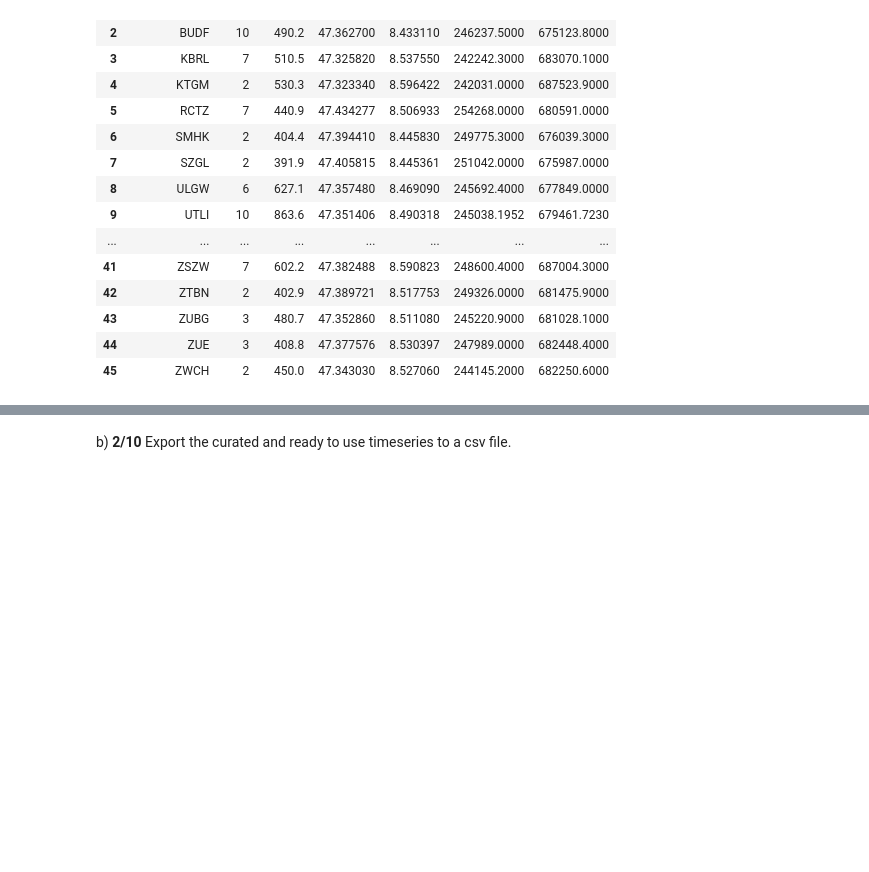
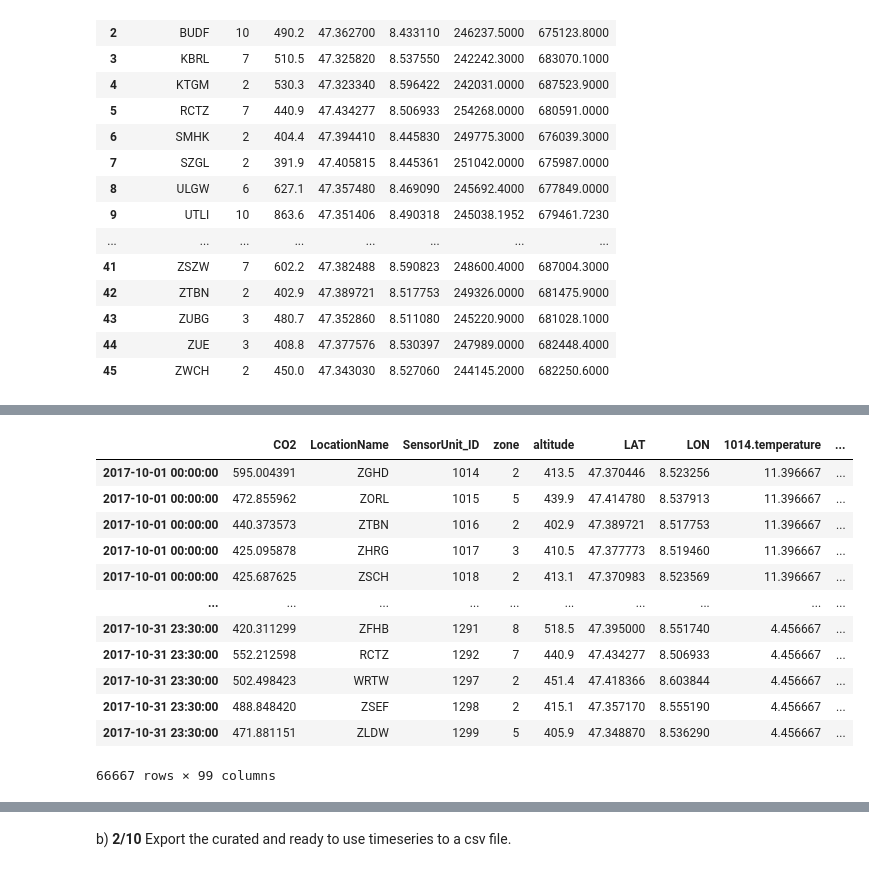
Before and after one commit to FurkanKarakas/dslab-homework-2, a Jupyter notebook: notebooks/DSLab_homework-2.ipynb, the cells around one changed output, grey strips where cells are left out. Saved outputs shown, nothing was run; the diff lists cells and outputs as text; code cells hidden in the pictures; blank space fills up the shorter version.

```diff
--- a/notebooks/DSLab_homework-2.ipynb
+++ b/notebooks/DSLab_homework-2.ipynb
@@ -123,0 +108,13 @@ temp_humid
+# %%
+LocationNames = CO2_sensor['LocationName'].unique()
+SensorIDs     = CO2_sensor['SensorUnit_ID'].unique()
+myDF = []
+for i,sensor_id in enumerate(CO2_sensor['SensorUnit_ID'].unique()):
+    temp = CO2_sensor.loc[CO2_sensor['SensorUnit_ID'] == sensor_id]['CO2'].to_frame()
+    temp = temp.resample('30T').mean().interpolate()
+    temp['LocationName'] = LocationNames[i]
+    temp['SensorUnit_ID'] = SensorIDs[i]
+    # display(temp)
+    myDF.append(temp)
+myDF = pd.concat(myDF)
+myDF
@@ -142,3 +154,6 @@ sensors_metadata
 | 43 | ZUBG | 3 | 480.7 | 47.352860 | 8.511080 | 245220.9000 | 681028.1000 |
 | 44 | ZUE | 3 | 408.8 | 47.377576 | 8.530397 | 247989.0000 | 682448.4000 |
 | 45 | ZWCH | 2 | 450.0 | 47.343030 | 8.527060 | 244145.2000 | 682250.6000 |
+# %%
+myDF2 = pd.merge(left=myDF, right=sensors_metadata[['LocationName','zone','altitude','LAT','LON']], on='LocationName').set_index(myDF.index)
+myDF2
@@ -144,0 +211,17 @@ sensors_metadata
+# %%
+myDF3 = pd.merge(left=myDF2, right=df_temphumid, left_index=True, right_index=True)
+myDF3
+# %% [output]
+|  | CO2 | LocationName | SensorUnit_ID | zone | altitude | LAT | LON | 1014.temperature | ... |
+| 2017-10-01 00:00:00 | 595.004391 | ZGHD | 1014 | 2 | 413.5 | 47.370446 | 8.523256 | 11.396667 | ... |
+| 2017-10-01 00:00:00 | 472.855962 | ZORL | 1015 | 5 | 439.9 | 47.414780 | 8.537913 | 11.396667 | ... |
+| 2017-10-01 00:00:00 | 440.373573 | ZTBN | 1016 | 2 | 402.9 | 47.389721 | 8.517753 | 11.396667 | ... |
+| 2017-10-01 00:00:00 | 425.095878 | ZHRG | 1017 | 3 | 410.5 | 47.377773 | 8.519460 | 11.396667 | ... |
+| 2017-10-01 00:00:00 | 425.687625 | ZSCH | 1018 | 2 | 413.1 | 47.370983 | 8.523569 | 11.396667 | ... |
+| ... | ... | ... | ... | ... | ... | ... | ... | ... | ... |
+| 2017-10-31 23:30:00 | 420.311299 | ZFHB | 1291 | 8 | 518.5 | 47.395000 | 8.551740 | 4.456667 | ... |
+| 2017-10-31 23:30:00 | 552.212598 | RCTZ | 1292 | 7 | 440.9 | 47.434277 | 8.506933 | 4.456667 | ... |
+| 2017-10-31 23:30:00 | 502.498423 | WRTW | 1297 | 2 | 451.4 | 47.418366 | 8.603844 | 4.456667 | ... |
+| 2017-10-31 23:30:00 | 488.848420 | ZSEF | 1298 | 2 | 415.1 | 47.357170 | 8.555190 | 4.456667 | ... |
+| 2017-10-31 23:30:00 | 471.881151 | ZLDW | 1299 | 5 | 405.9 | 47.348870 | 8.536290 | 4.456667 | ... |
+66667 rows × 99 columns
```
Also changed, not shown: parts of 9 cells of this notebook, 1 other file.
